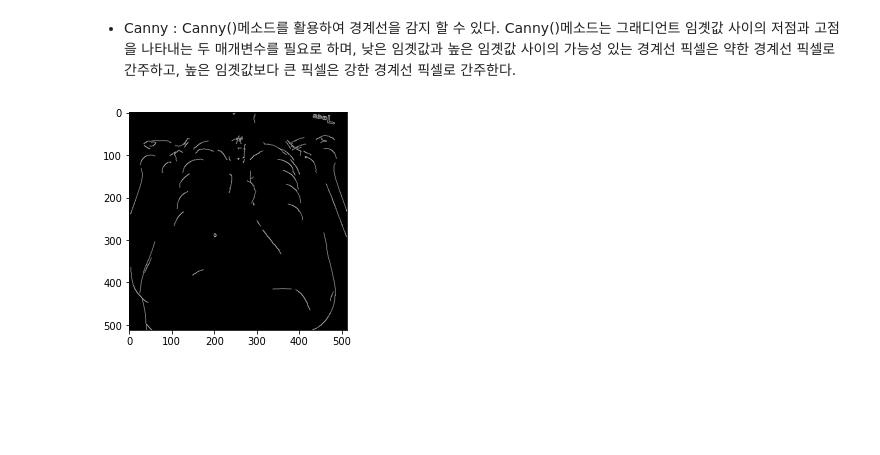
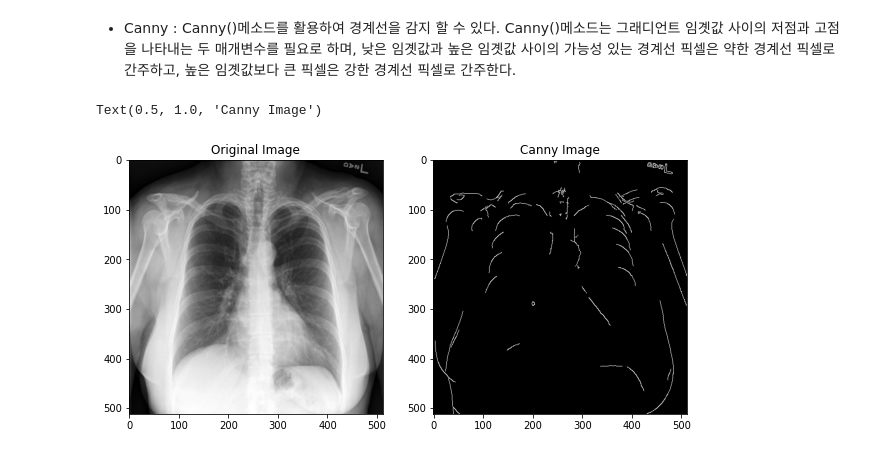
Before and after one commit to Chominseo99/deeplearning, a Jupyter notebook: Lesson1_ms.ipynb, the cells around one changed output. Saved outputs shown, nothing was run; the diff lists cells and outputs as text; code cells hidden in the pictures; blank space fills up the shorter version.

```diff
--- a/Lesson1_ms.ipynb
+++ b/Lesson1_ms.ipynb
@@ -109,8 +109,12 @@ upper_threshold = int(min(255, (1.0 + 0.33) * median_intensity))
 # %%
 # Canny edge detection 적용
 image_canny = cv2.Canny(image_gray, lower_threshold, upper_threshold)
 
-plt.imshow(image_canny, cmap='gray')
-plt.show()
+fig, ax = plt.subplots(1,2, figsize=(10,5))
+ax[0].imshow(image, cmap='gray')
+ax[0].set_title('Original Image')
+ax[1].imshow(image_canny, cmap='gray')
+ax[1].set_title('Canny Image')
 # %% [output]
+Text(0.5, 1.0, 'Canny Image')
-[figure, old version]
+[figure, new version]
```
